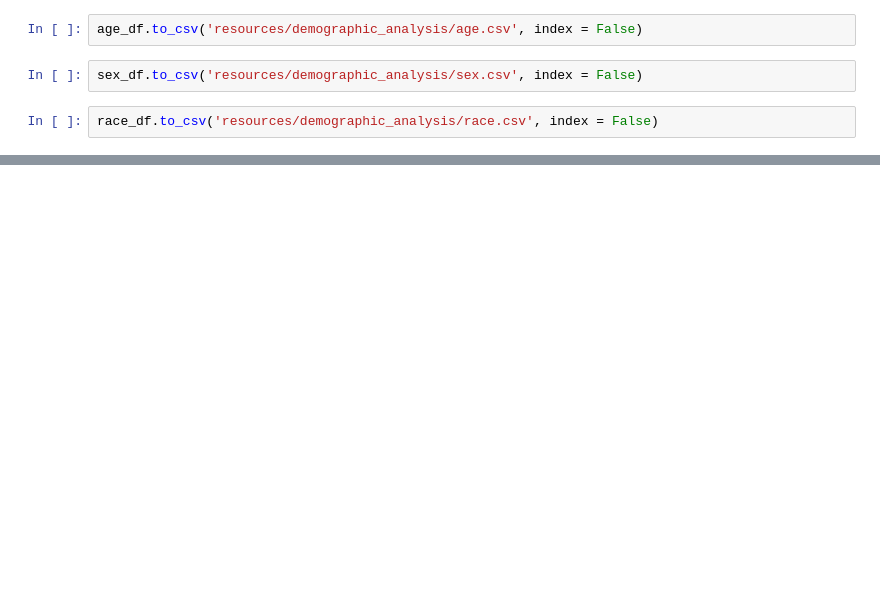
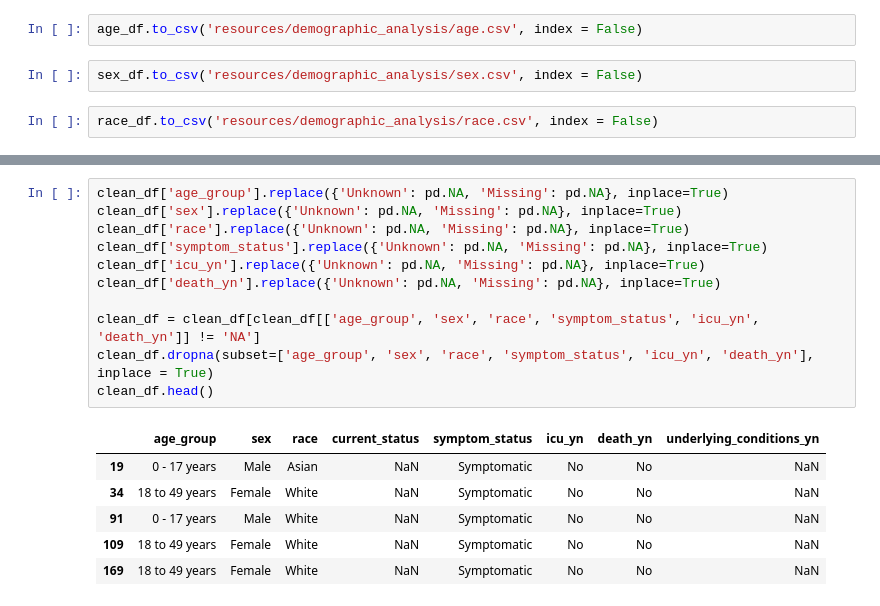
Before and after one commit to JulianDiaz619/covid, a Jupyter notebook: demographicanalysis_ETL.ipynb, the cells around one changed output, grey strips where cells are left out. Saved outputs shown, nothing was run; the diff lists cells and outputs as text; blank space fills up the shorter version.

```diff
--- a/demographicanalysis_ETL.ipynb
+++ b/demographicanalysis_ETL.ipynb
@@ -232,0 +263,18 @@ race_df_subset.to_csv('resources/demographic_analysis/sample_race.csv', index =
+# %%
+clean_df['age_group'].replace({'Unknown': pd.NA, 'Missing': pd.NA}, inplace=True)
+clean_df['sex'].replace({'Unknown': pd.NA, 'Missing': pd.NA}, inplace=True)
+clean_df['race'].replace({'Unknown': pd.NA, 'Missing': pd.NA}, inplace=True)
+clean_df['symptom_status'].replace({'Unknown': pd.NA, 'Missing': pd.NA}, inplace=True)
+clean_df['icu_yn'].replace({'Unknown': pd.NA, 'Missing': pd.NA}, inplace=True)
+clean_df['death_yn'].replace({'Unknown': pd.NA, 'Missing': pd.NA}, inplace=True)
+
+clean_df = clean_df[clean_df[['age_group', 'sex', 'race', 'symptom_status', 'icu_yn', 'death_yn']] != 'NA']
+clean_df.dropna(subset=['age_group', 'sex', 'race', 'symptom_status', 'icu_yn', 'death_yn'], inplace = True)
+clean_df.head()
+# %% [output]
+|  | age_group | sex | race | current_status | symptom_status | icu_yn | death_yn | underlying_conditions_yn |
+| 19 | 0 - 17 years | Male | Asian | NaN | Symptomatic | No | No | NaN |
+| 34 | 18 to 49 years | Female | White | NaN | Symptomatic | No | No | NaN |
+| 91 | 0 - 17 years | Male | White | NaN | Symptomatic | No | No | NaN |
+| 109 | 18 to 49 years | Female | White | NaN | Symptomatic | No | No | NaN |
+| 169 | 18 to 49 years | Female | White | NaN | Symptomatic | No | No | NaN |
```
Also changed, not shown: parts of 45 cells of this notebook.
